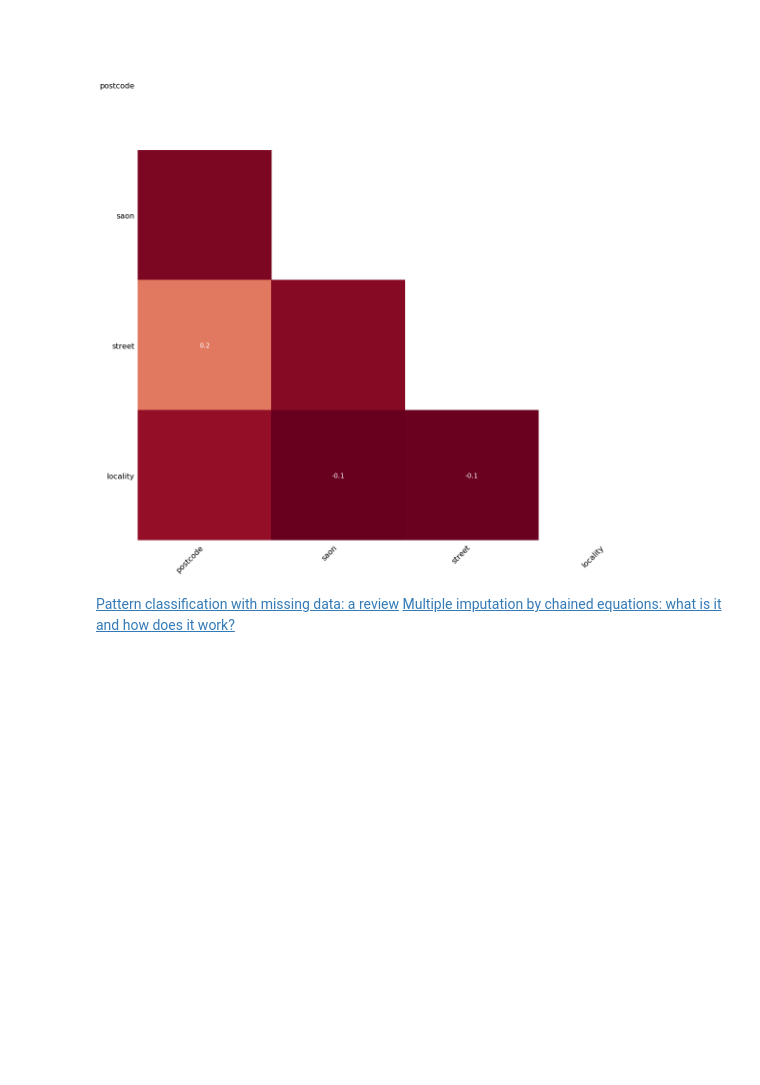
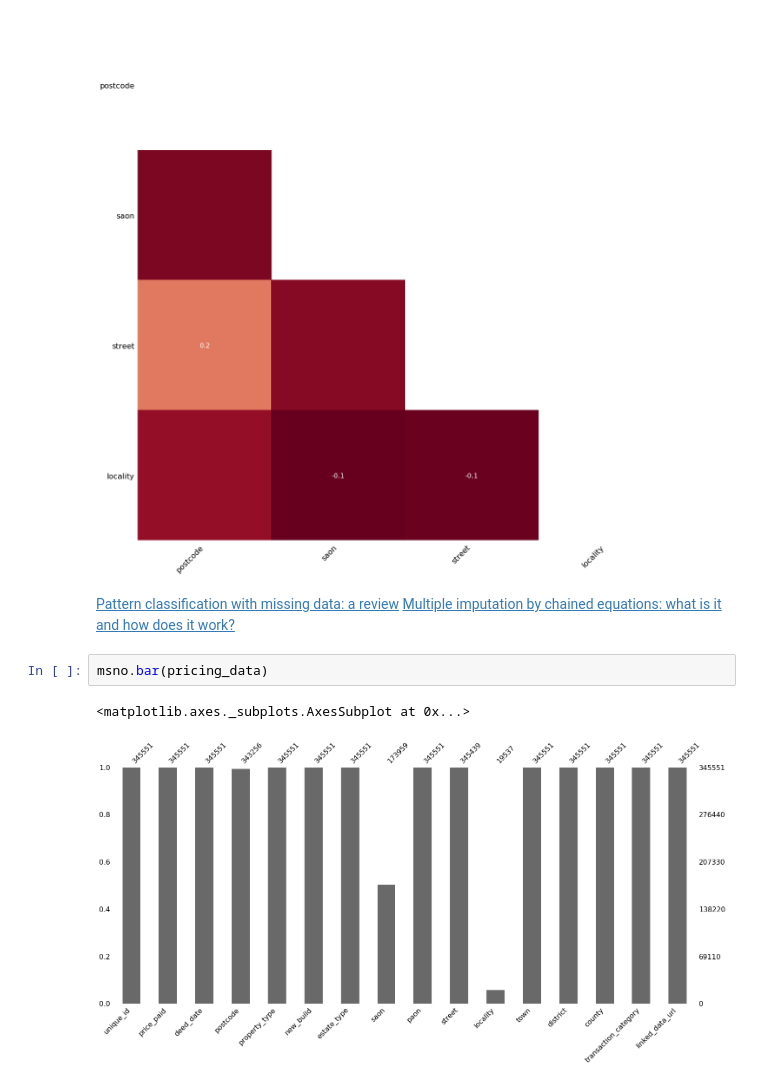
Before and after one commit to davidmaceachern/QAC020X303, a Jupyter notebook: notebooks/missing_data.ipynb, the cells around one changed output. Saved outputs shown, nothing was run; the diff lists cells and outputs as text; blank space fills up the shorter version.

```diff
--- a/notebooks/missing_data.ipynb
+++ b/notebooks/missing_data.ipynb
@@ -48,3 +48,8 @@ msno.heatmap(pricing_data[missingdata], figsize=(20,20))
 # %% [markdown]
 [Pattern classification with missing data: a review](https://link.springer.com/article/10.1007/s00521-009-0295-6)
 [Multiple imputation by chained equations: what is it and how does it work?](https://onlinelibrary.wiley.com/doi/abs/10.1002/mpr.329)
+# %%
+msno.bar(pricing_data)
+# %% [output]
+<matplotlib.axes._subplots.AxesSubplot at 0x...>
+[figure, added]
```
Also changed, not shown: 8 other files.
